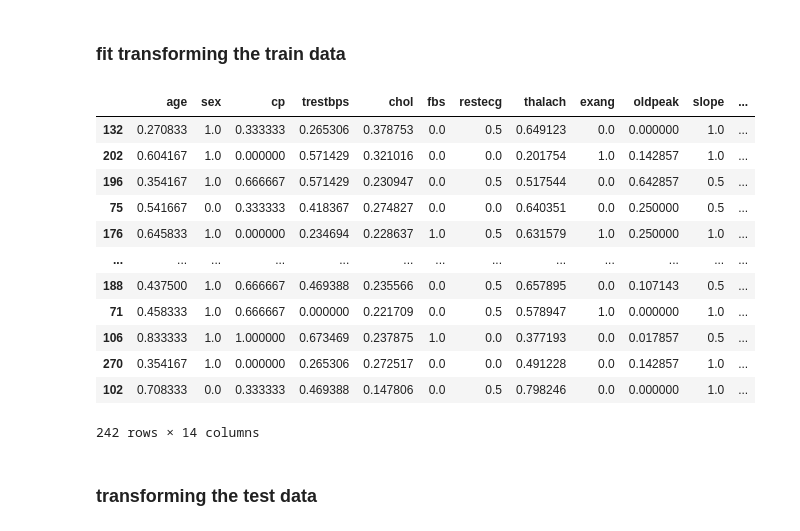
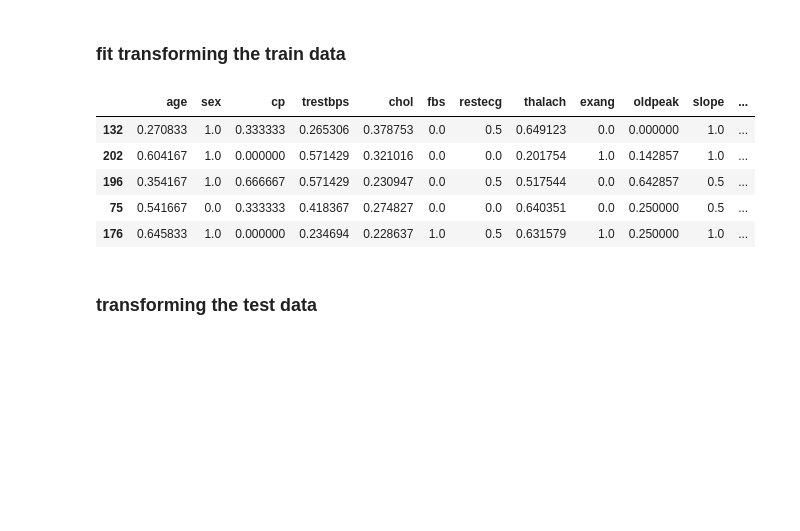
Before and after one commit to venkatesh-eranti/classification_milestone_project, a Jupyter notebook: Classification.ipynb, the cells around one changed output. Drawn from its saved outputs; the diff is of its cells as text; code cells hidden in the pictures; blank space fills up the shorter version.

```diff
--- a/Classification.ipynb
+++ b/Classification.ipynb
@@ -751,21 +749,14 @@ scaled_df_test=df_test.copy()
 ### fit transforming the train data
 # %%
 scaled_df_train[scaled_df_train.columns]=scaler.fit_transform(scaled_df_train[scaled_df_train.columns])
-scaled_df_train
+scaled_df_train.head()
 # %% [output]
 |  | age | sex | cp | trestbps | chol | fbs | restecg | thalach | exang | oldpeak | slope | ... |
 | 132 | 0.270833 | 1.0 | 0.333333 | 0.265306 | 0.378753 | 0.0 | 0.5 | 0.649123 | 0.0 | 0.000000 | 1.0 | ... |
 | 202 | 0.604167 | 1.0 | 0.000000 | 0.571429 | 0.321016 | 0.0 | 0.0 | 0.201754 | 1.0 | 0.142857 | 1.0 | ... |
 | 196 | 0.354167 | 1.0 | 0.666667 | 0.571429 | 0.230947 | 0.0 | 0.5 | 0.517544 | 0.0 | 0.642857 | 0.5 | ... |
 | 75 | 0.541667 | 0.0 | 0.333333 | 0.418367 | 0.274827 | 0.0 | 0.0 | 0.640351 | 0.0 | 0.250000 | 0.5 | ... |
 | 176 | 0.645833 | 1.0 | 0.000000 | 0.234694 | 0.228637 | 1.0 | 0.5 | 0.631579 | 1.0 | 0.250000 | 1.0 | ... |
-| ... | ... | ... | ... | ... | ... | ... | ... | ... | ... | ... | ... | ... |
-| 188 | 0.437500 | 1.0 | 0.666667 | 0.469388 | 0.235566 | 0.0 | 0.5 | 0.657895 | 0.0 | 0.107143 | 0.5 | ... |
-| 71 | 0.458333 | 1.0 | 0.666667 | 0.000000 | 0.221709 | 0.0 | 0.5 | 0.578947 | 1.0 | 0.000000 | 1.0 | ... |
-| 106 | 0.833333 | 1.0 | 1.000000 | 0.673469 | 0.237875 | 1.0 | 0.0 | 0.377193 | 0.0 | 0.017857 | 0.5 | ... |
-| 270 | 0.354167 | 1.0 | 0.000000 | 0.265306 | 0.272517 | 0.0 | 0.0 | 0.491228 | 0.0 | 0.142857 | 1.0 | ... |
-| 102 | 0.708333 | 0.0 | 0.333333 | 0.469388 | 0.147806 | 0.0 | 0.5 | 0.798246 | 0.0 | 0.000000 | 1.0 | ... |
-242 rows × 14 columns
 # %% [markdown]
 ### transforming the test data
 # %%
```
Also changed, not shown: parts of 33 cells of this notebook.
